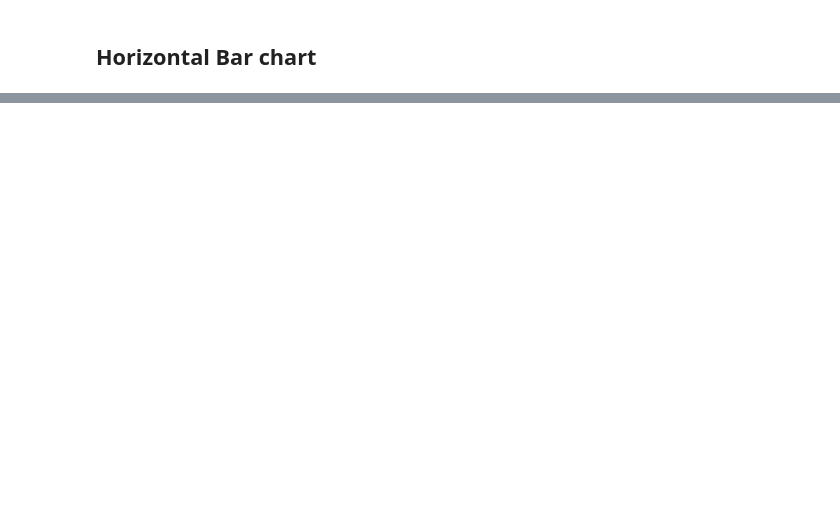
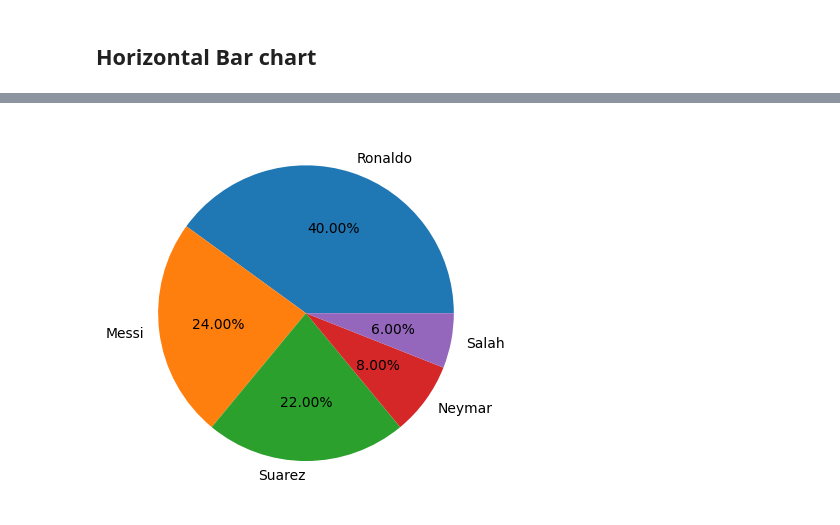
Before and after one commit to Adityasjc31/DataScience, a Jupyter notebook: data analytics/visualizingdata.ipynb, the cells around one changed output, grey strips where cells are left out. Saved outputs shown, nothing was run; the diff lists cells and outputs as text; code cells hidden in the pictures; blank space fills up the shorter version.

```diff
--- a/data analytics/visualizingdata.ipynb
+++ b/data analytics/visualizingdata.ipynb
@@ -430,0 +355,13 @@ ax.invert_yaxis()
+# %%
+goals = [20,12,11,4,3]
+players = ['Ronaldo','Messi','Suarez','Neymar','Salah']
+comp = pd.DataFrame({"Goals" : goals,"players" : players})
+
+# ax = comp.plot(y="Goals",kind="pie",label=comp["players"],autopct = "%1.0f%",legend=False,title="No of Goals scored by each player")
+
+# ax.set(ylabel='')
+# %%
+plt.pie(comp.Goals,labels=comp.players,autopct="%1.2f%%")
+plt.show()
+# %% [output]
+[figure, added]
```
Also changed, not shown: parts of 43 cells of this notebook, 1 other file.
